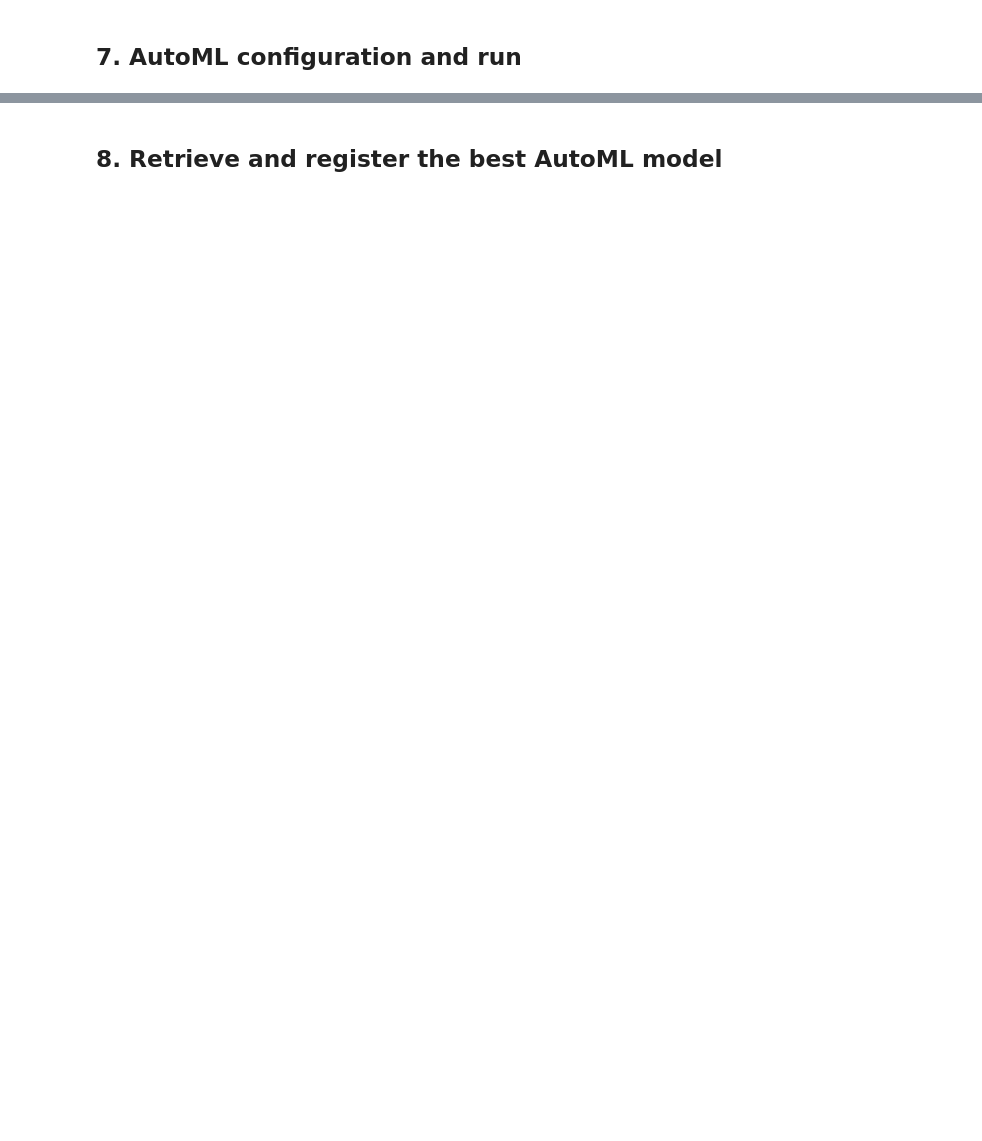
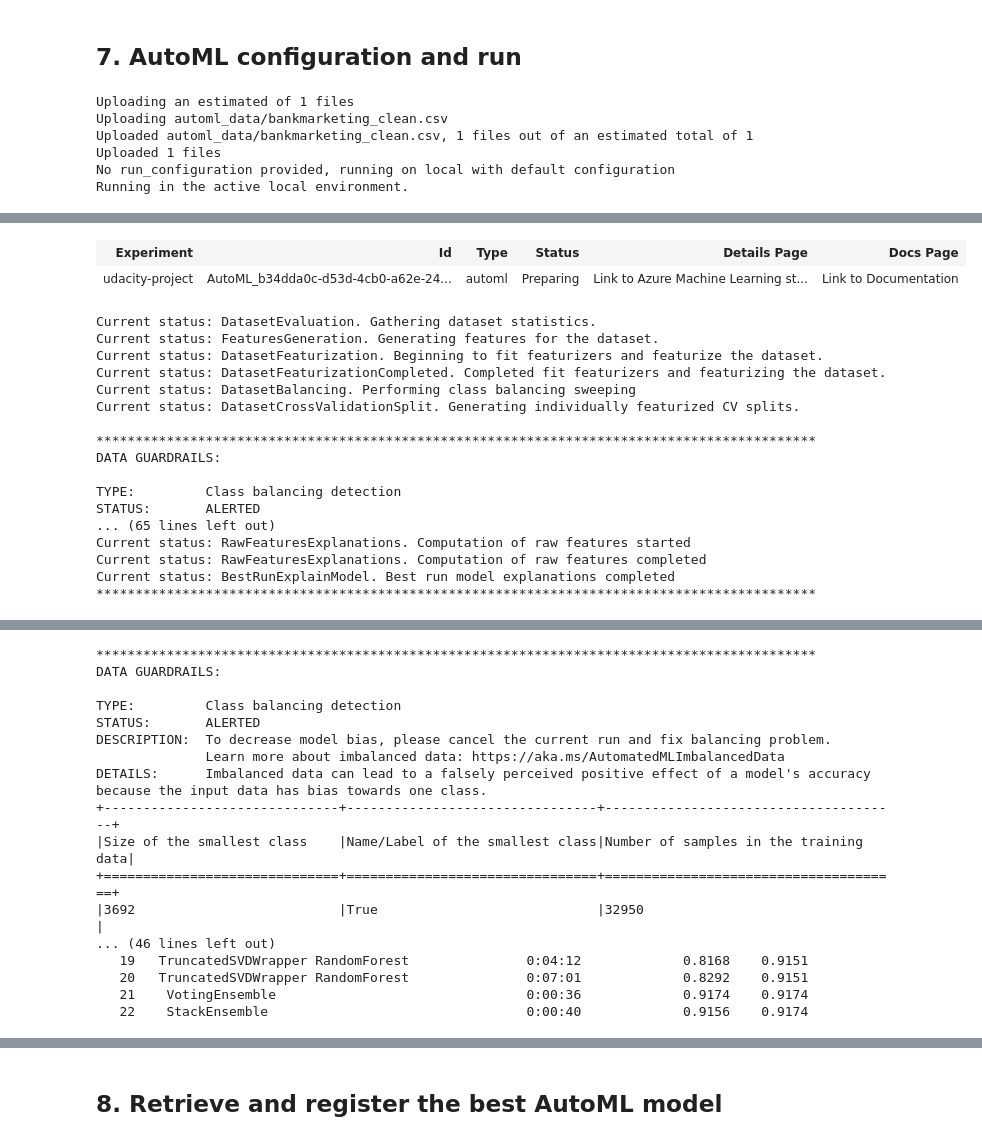
Before and after one commit to billp/nd00333_AZMLND_Optimizing_a_Pipeline, a Jupyter notebook: udacity-project.ipynb, the cells around one changed output, grey strips where cells are left out. Saved outputs shown, nothing was run; the diff lists cells and outputs as text; code cells hidden in the pictures; blank space fills up the shorter version.

Commit message:
Executed notebook with HyperDrive + AutoML results

```diff
--- a/udacity-project.ipynb
+++ b/udacity-project.ipynb
@@ -111,15 +168,24 @@ data = pd.concat([x, y.rename('y')], axis=1)  # AutoML needs the label inside th
 # %%
 from azureml.train.automl import AutoMLConfig
 from azureml.core import Dataset
+import os
 
-# AutoML requires a registered TabularDataset (not a pandas DataFrame).
-# Upload the cleaned frame to the default datastore and register it.
+# Sanitize column names (AutoML/parquet dislike '.' in names)
+data.columns = [c.replace('.', '_') for c in data.columns]
+
+# Save + register a TabularDataset (rubric-friendly, also fine for local run)
+os.makedirs('automl_data', exist_ok=True)
+data.to_csv('automl_data/bankmarketing_clean.csv', index=False)
 datastore = ws.get_default_datastore()
-training_dataset = Dataset.Tabular.register_pandas_dataframe(
-    dataframe=data,
-    target=datastore,
-    name='bankmarketing_cleaned')
+datastore.upload(src_dir='automl_data', target_path='bankmarketing_clean',
+                overwrite=True, show_progress=True)
+training_dataset = Dataset.Tabular.from_delimited_files(
+    path=[(datastore, 'bankmarketing_clean/bankmarketing_clean.csv')])
+training_dataset = training_dataset.register(
+    workspace=ws, name='bankmarketing_clean', create_new_version=True)
 
+# Run AutoML LOCALLY (no compute_target) to avoid the broken remote
+# curated-environment image build (urllib3 conflict in AutoML-Non-Prod:1.61.0).
 automl_config = AutoMLConfig(
     experiment_timeout_minutes=30,
     task='classification',
@@ -127,7 +193,15 @@ automl_config = AutoMLConfig(
     training_data=training_dataset,
     label_column_name='y',
     n_cross_validations=5,
-    compute_target=cpu_cluster)
+    _ignore_package_version_incompatibilities=True)
+
 
 automl_run = exp.submit(automl_config, show_output=True)
 automl_run.wait_for_completion(show_output=True)
+# %% [output]
+Uploading an estimated of 1 files
+Uploading automl_data/bankmarketing_clean.csv
+Uploaded automl_data/bankmarketing_clean.csv, 1 files out of an estimated total of 1
+Uploaded 1 files
+No run_configuration provided, running on local with default configuration
+Running in the active local environment.
@@ -133,0 +212,19 @@ automl_run.wait_for_completion(show_output=True)
+| Experiment | Id | Type | Status | Details Page | Docs Page |
+| udacity-project | AutoML_b34dda0c-d53d-4cb0-a62e-24... | automl | Preparing | Link to Azure Machine Learning st... | Link to Documentation |
+Current status: DatasetEvaluation. Gathering dataset statistics.
+Current status: FeaturesGeneration. Generating features for the dataset.
+Current status: DatasetFeaturization. Beginning to fit featurizers and featurize the dataset.
+Current status: DatasetFeaturizationCompleted. Completed fit featurizers and featurizing the dataset.
+Current status: DatasetBalancing. Performing class balancing sweeping
+Current status: DatasetCrossValidationSplit. Generating individually featurized CV splits.
+
+********************************************************************************************
+DATA GUARDRAILS:
+
+TYPE:         Class balancing detection
+STATUS:       ALERTED
+... (65 lines left out)
+Current status: RawFeaturesExplanations. Computation of raw features started
+Current status: RawFeaturesExplanations. Computation of raw features completed
+Current status: BestRunExplainModel. Best run model explanations completed
+********************************************************************************************
@@ -133,0 +250,17 @@ automl_run.wait_for_completion(show_output=True)
+********************************************************************************************
+DATA GUARDRAILS:
+
+TYPE:         Class balancing detection
+STATUS:       ALERTED
+DESCRIPTION:  To decrease model bias, please cancel the current run and fix balancing problem.
+              Learn more about imbalanced data: https://aka.ms/AutomatedMLImbalancedData
+DETAILS:      Imbalanced data can lead to a falsely perceived positive effect of a model's accuracy because the input data has bias towards one class.
++------------------------------+--------------------------------+--------------------------------------+
+|Size of the smallest class    |Name/Label of the smallest class|Number of samples in the training data|
++==============================+================================+======================================+
+|3692                          |True                            |32950                                 |
+... (46 lines left out)
+   19   TruncatedSVDWrapper RandomForest               0:04:12             0.8168    0.9151
+   20   TruncatedSVDWrapper RandomForest               0:07:01             0.8292    0.9151
+   21    VotingEnsemble                                0:00:36             0.9174    0.9174
+   22    StackEnsemble                                 0:00:40             0.9156    0.9174
```
Also changed, not shown: parts of 7 cells of this notebook.
